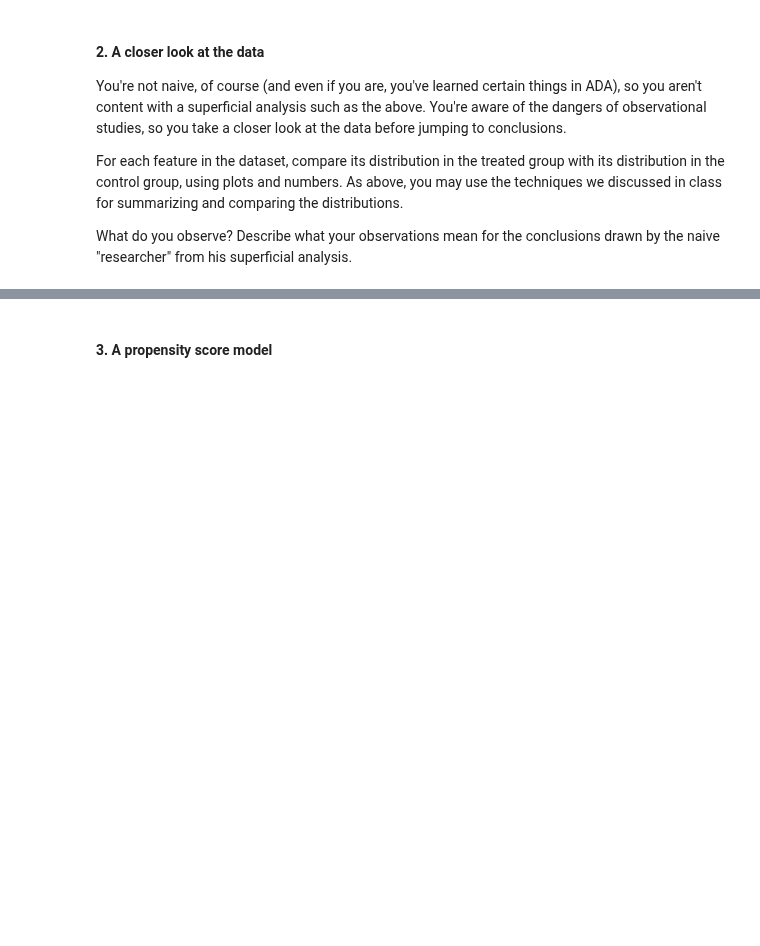
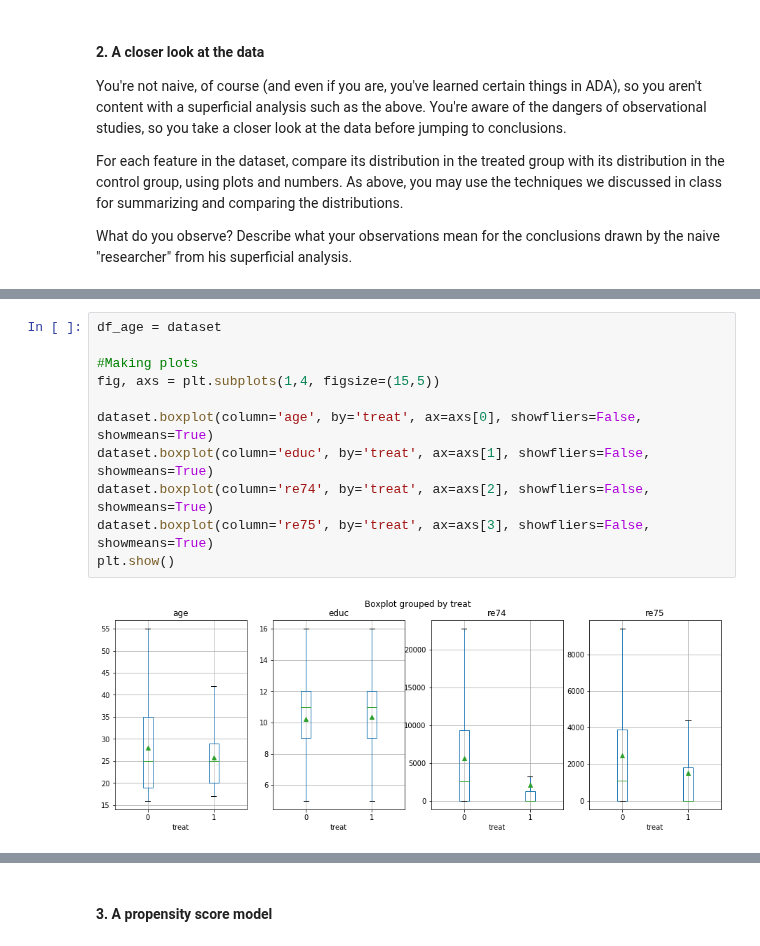
Before and after one commit to Babas10/ADA_JEX2017, a Jupyter notebook: HomeWork/04 - Applied ML/H4.ipynb, the cells around one changed output, grey strips where cells are left out. Drawn from its saved outputs; the diff is of its cells as text; blank space fills up the shorter version.

```diff
--- a/HomeWork/04 - Applied ML/H4.ipynb
+++ b/HomeWork/04 - Applied ML/H4.ipynb
@@ -177,0 +233,13 @@ hispanPSID = dataset.loc[copyDS['treat'] == 0]['hispan'] # Didn't participated i
+# %%
+df_age = dataset
+
+#Making plots
+fig, axs = plt.subplots(1,4, figsize=(15,5))
+
+dataset.boxplot(column='age', by='treat', ax=axs[0], showfliers=False, showmeans=True)
+dataset.boxplot(column='educ', by='treat', ax=axs[1], showfliers=False, showmeans=True)
+dataset.boxplot(column='re74', by='treat', ax=axs[2], showfliers=False, showmeans=True)
+dataset.boxplot(column='re75', by='treat', ax=axs[3], showfliers=False, showmeans=True)
+plt.show()
+# %% [output]
+[figure, added]
```
Also changed, not shown: parts of 5 cells of this notebook.
